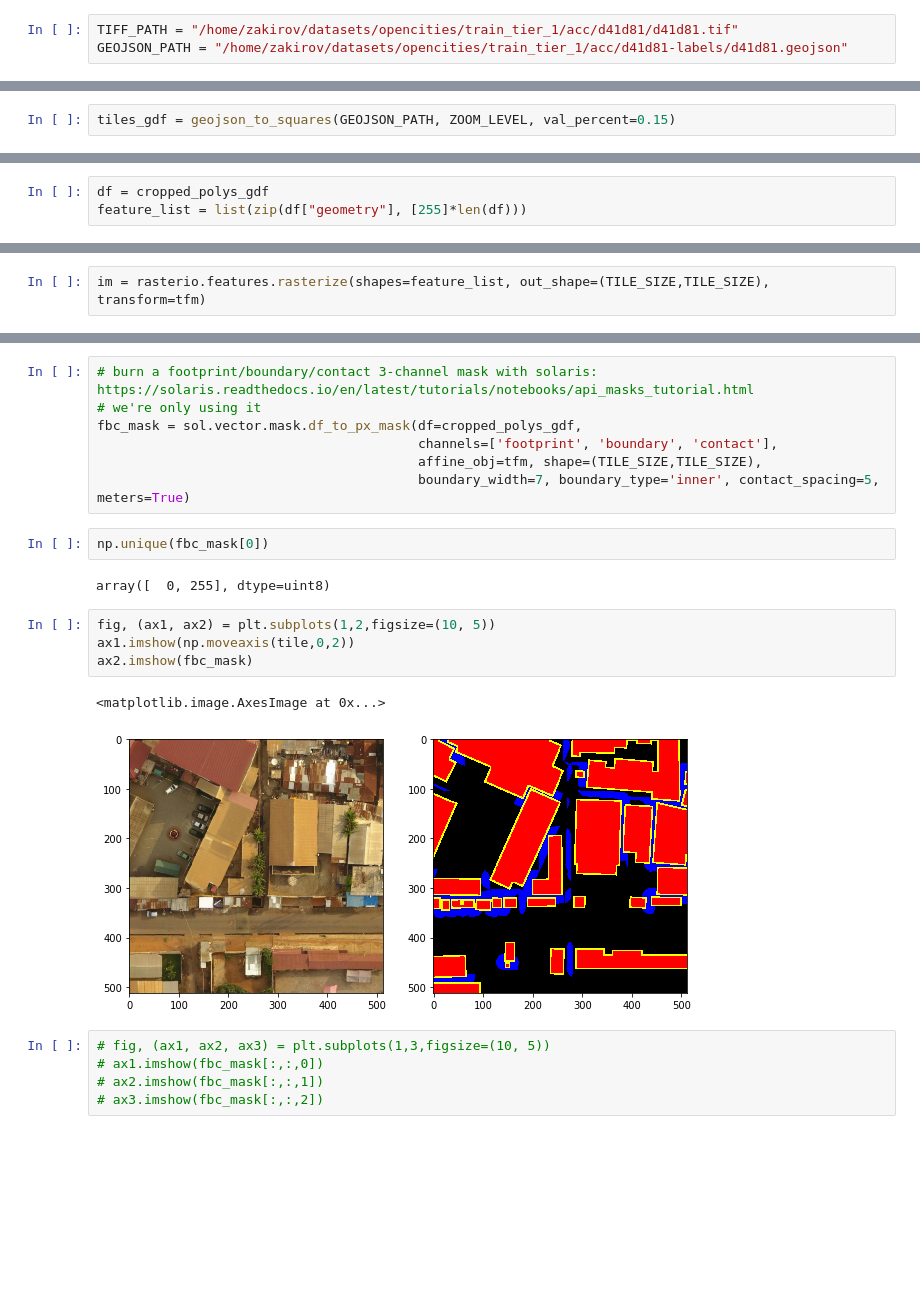
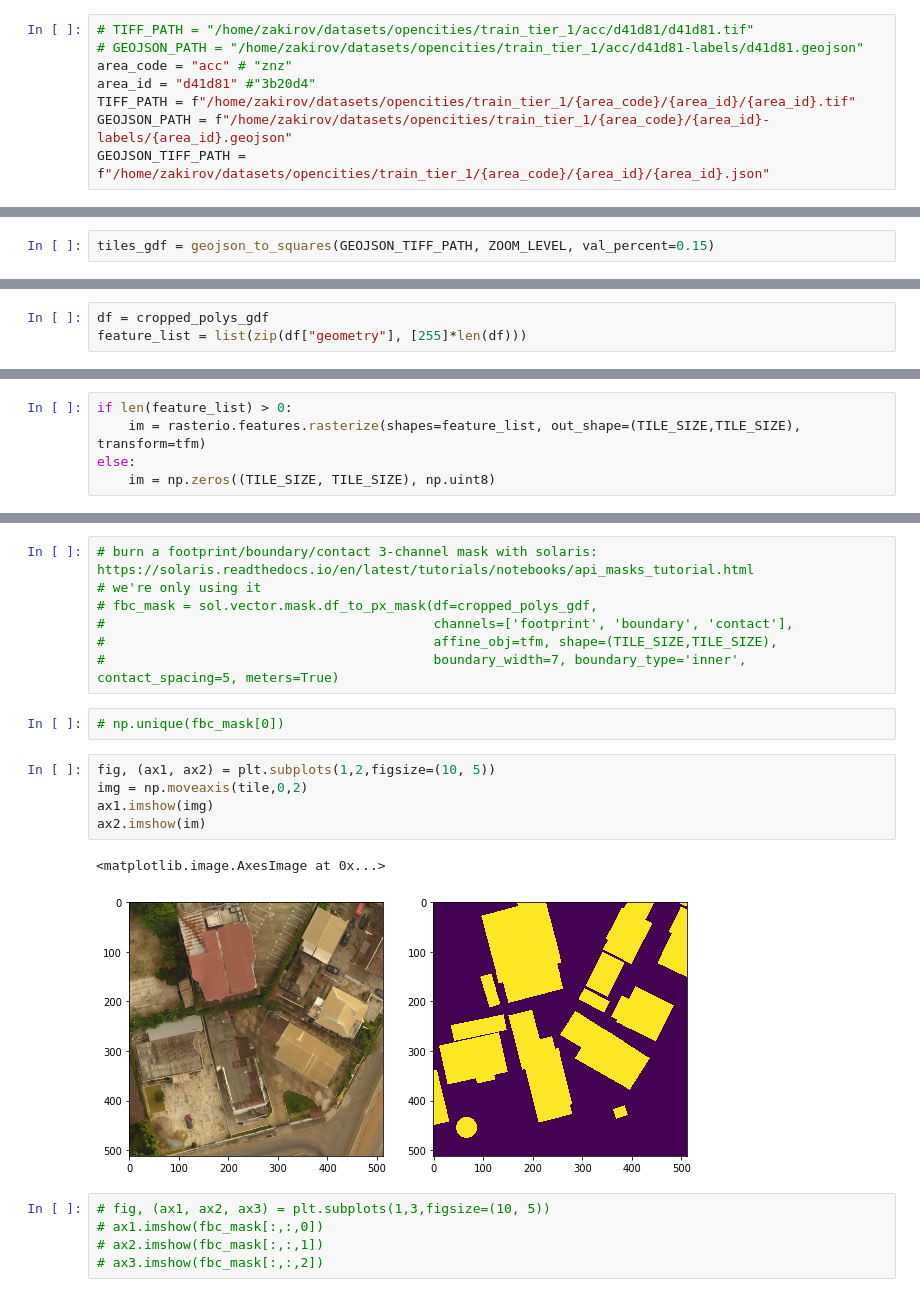
Before and after one commit to bonlime/opencities, a Jupyter notebook: 1. Data Exploration.ipynb, the cells around one changed output, grey strips where cells are left out. Saved outputs shown, nothing was run; the diff lists cells and outputs as text; blank space fills up the shorter version.

```diff
--- a/1. Data Exploration.ipynb
+++ b/1. Data Exploration.ipynb
@@ -49,8 +49,13 @@ import os
 from src.slicer import geojson_to_squares
 from src.slicer import cleanup_invalid_geoms
 # %%
-TIFF_PATH = "/home/zakirov/datasets/opencities/train_tier_1/acc/d41d81/d41d81.tif"
-GEOJSON_PATH = "/home/zakirov/datasets/opencities/train_tier_1/acc/d41d81-labels/d41d81.geojson"
+# TIFF_PATH = "/home/zakirov/datasets/opencities/train_tier_1/acc/d41d81/d41d81.tif"
+# GEOJSON_PATH = "/home/zakirov/datasets/opencities/train_tier_1/acc/d41d81-labels/d41d81.geojson"
+area_code = "acc" # "znz"
+area_id = "d41d81" #"3b20d4"
+TIFF_PATH = f"/home/zakirov/datasets/opencities/train_tier_1/{area_code}/{area_id}/{area_id}.tif"
+GEOJSON_PATH = f"/home/zakirov/datasets/opencities/train_tier_1/{area_code}/{area_id}-labels/{area_id}.geojson"
+GEOJSON_TIFF_PATH = f"/home/zakirov/datasets/opencities/train_tier_1/{area_code}/{area_id}/{area_id}.json"
 # %%
 label_df = gpd.read_file(GEOJSON_PATH)
 label_df = label_df[label_df['geometry'].isna() != True] # remove empty rows
@@ -62,7 +72,7 @@ TILE_SIZE=512
 # %%
 # !cat $GEOJSON_PATH | supermercado burn {ZOOM_LEVEL} | mercantile shapes | fio collect > trn_aoi_z{ZOOM_LEVEL}tiles.geojson
 # %%
-tiles_gdf = geojson_to_squares(GEOJSON_PATH, ZOOM_LEVEL, val_percent=0.15)
+tiles_gdf = geojson_to_squares(GEOJSON_TIFF_PATH, ZOOM_LEVEL, val_percent=0.15)
 # %%
 tiles_gdf.head(1)
 # %% [output]
@@ -128,5 +145,8 @@ rasterio.__version__
 # %%
-im = rasterio.features.rasterize(shapes=feature_list, out_shape=(TILE_SIZE,TILE_SIZE), transform=tfm)
+if len(feature_list) > 0:
+    im = rasterio.features.rasterize(shapes=feature_list, out_shape=(TILE_SIZE,TILE_SIZE), transform=tfm)
+else:
+    im = np.zeros((TILE_SIZE, TILE_SIZE), np.uint8)
 # %%
 plt.imshow(im)
 # %% [output]
@@ -135,21 +155,20 @@ plt.imshow(im)
 # %%
 # burn a footprint/boundary/contact 3-channel mask with solaris: https://solaris.readthedocs.io/en/latest/tutorials/notebooks/api_masks_tutorial.html
 # we're only using it
-fbc_mask = sol.vector.mask.df_to_px_mask(df=cropped_polys_gdf,
-                                         channels=['footprint', 'boundary', 'contact'],
-                                         affine_obj=tfm, shape=(TILE_SIZE,TILE_SIZE),
-                                         boundary_width=7, boundary_type='inner', contact_spacing=5, meters=True)
+# fbc_mask = sol.vector.mask.df_to_px_mask(df=cropped_polys_gdf,
+#                                          channels=['footprint', 'boundary', 'contact'],
+#                                          affine_obj=tfm, shape=(TILE_SIZE,TILE_SIZE),
+#                                          boundary_width=7, boundary_type='inner', contact_spacing=5, meters=True)
 # %%
-np.unique(fbc_mask[0])
+# np.unique(fbc_mask[0])
-# %% [output]
-array([  0, 255], dtype=uint8)
 # %%
 fig, (ax1, ax2) = plt.subplots(1,2,figsize=(10, 5))
-ax1.imshow(np.moveaxis(tile,0,2))
-ax2.imshow(fbc_mask)
+img = np.moveaxis(tile,0,2)
+ax1.imshow(img)
+ax2.imshow(im)
 # %% [output]
 <matplotlib.image.AxesImage at 0x...>
-[figure, old version]
+[figure, new version]
 # %%
 # fig, (ax1, ax2, ax3) = plt.subplots(1,3,figsize=(10, 5))
 # ax1.imshow(fbc_mask[:,:,0])
```
Also changed, not shown: parts of 12 cells of this notebook, 3 other files.
